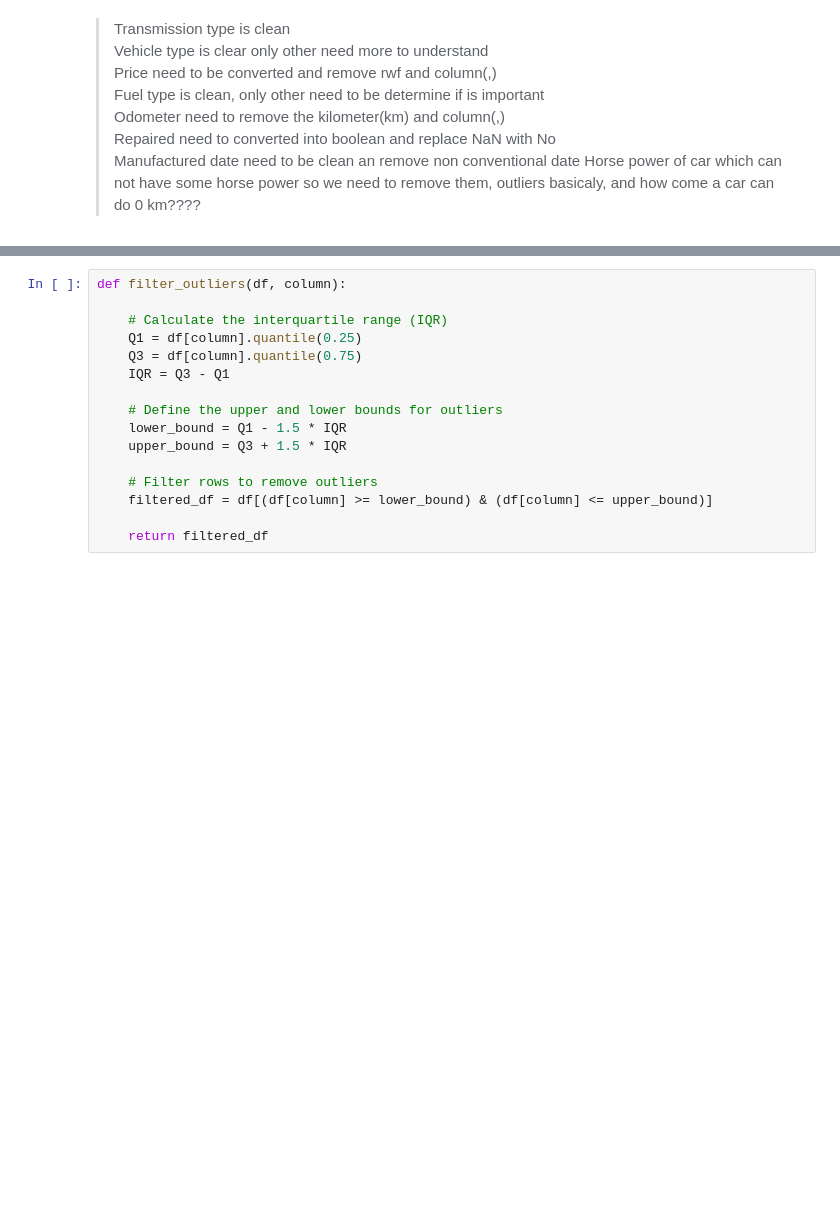
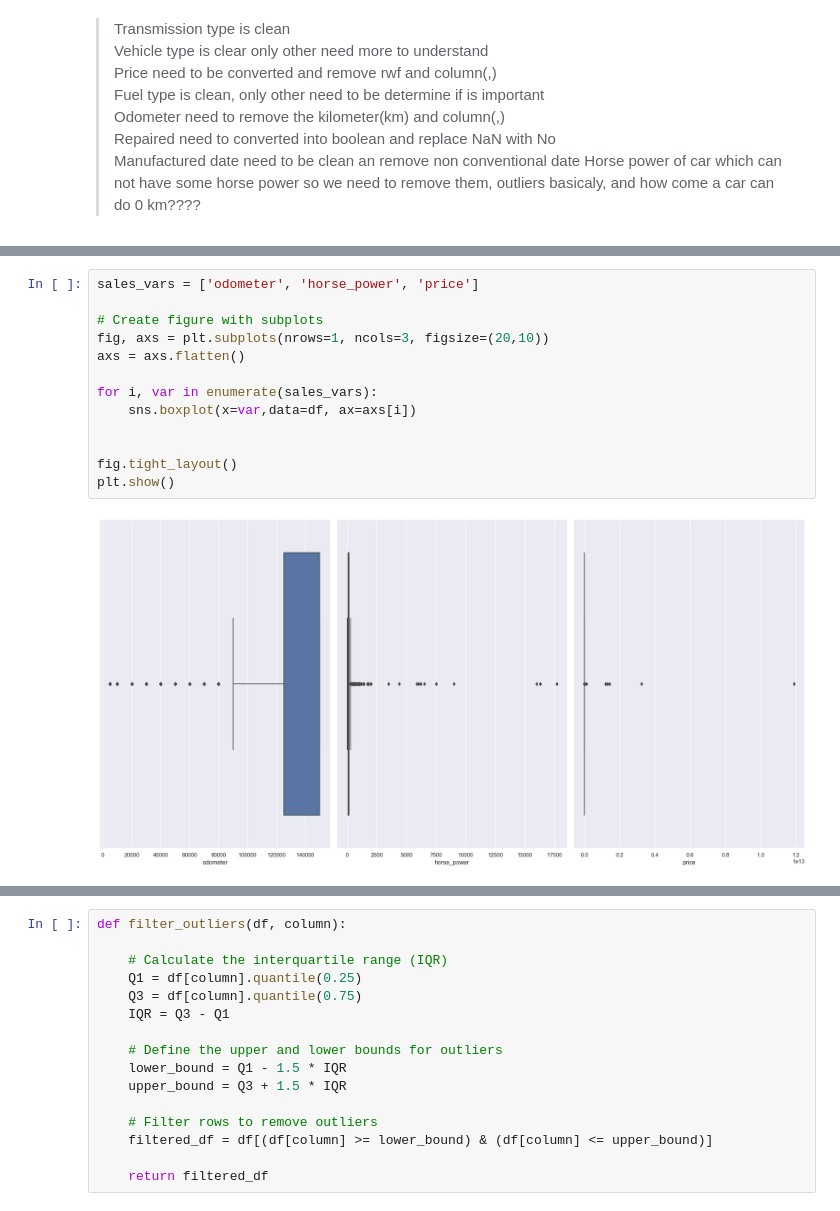
Before and after one commit to mbarndouka/talent4startupproject, a Jupyter notebook: src/ddp.ipynb, the cells around one changed output, grey strips where cells are left out. Saved outputs shown, nothing was run; the diff lists cells and outputs as text; blank space fills up the shorter version.

```diff
--- a/src/ddp.ipynb
+++ b/src/ddp.ipynb
@@ -199,0 +215,15 @@ df
+# %%
+sales_vars = ['odometer', 'horse_power', 'price']
+
+# Create figure with subplots
+fig, axs = plt.subplots(nrows=1, ncols=3, figsize=(20,10))
+axs = axs.flatten()
+
+for i, var in enumerate(sales_vars):
+    sns.boxplot(x=var,data=df, ax=axs[i])
+
+
+fig.tight_layout()
+plt.show()
+# %% [output]
+[figure, added]
```
Also changed, not shown: parts of 37 cells of this notebook.
